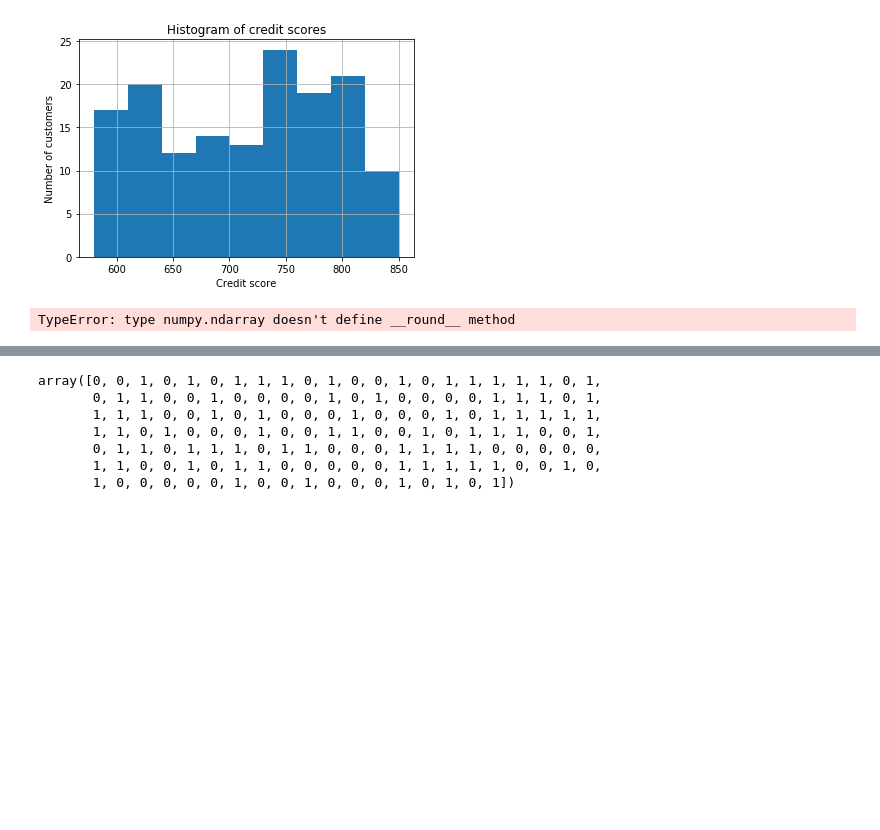
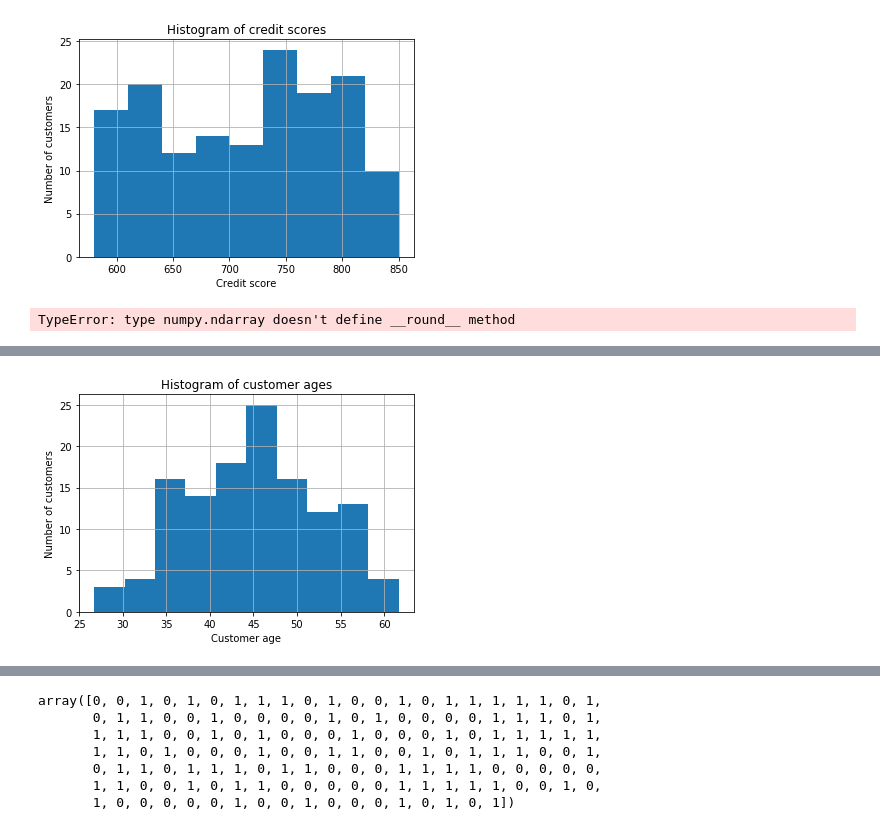
Before and after one commit to mikequaid/Proj-Prog, a Jupyter notebook: Simulation.ipynb, the cells around one changed output, grey strips where cells are left out. Drawn from its saved outputs; the diff is of its cells as text; code cells hidden in the pictures; blank space fills up the shorter version.

```diff
--- a/Simulation.ipynb
+++ b/Simulation.ipynb
@@ -61,0 +68,13 @@ TypeError: type numpy.ndarray doesn't define __round__ method
+# %%
+# An appropriate method of distribution when there are lower and upper limits would be Triangular distribution [5]
+# I will use random.triangular function to distribute 150 customers within a lower age of 25,upper age of 65 and mode age of 43
+
+age=np.random.triangular(25, 43, 65, 125)
+h = plt.hist(age, bins=10)
+plt.xlabel('Customer age')
+plt.ylabel('Number of customers')
+plt.title("Histogram of customer ages")
+plt.grid(True)
+plt.show()
+# %% [output]
+[figure, added]
```
Also changed, not shown: parts of 9 cells of this notebook.
